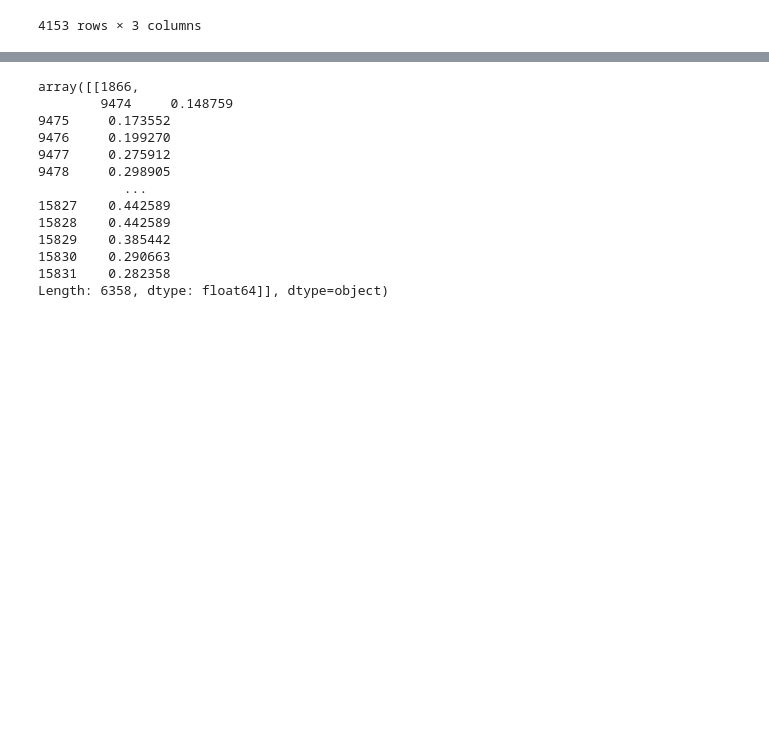
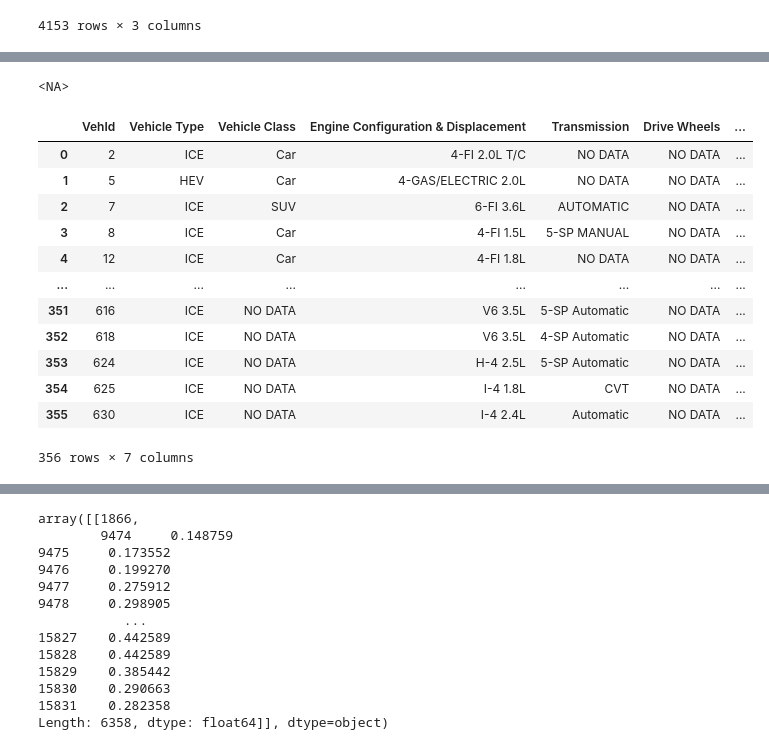
Before and after one commit to zamborg/NVFEL498, a Jupyter notebook: Notebooks/ExtractingTripInfo.ipynb, the cells around one changed output, grey strips where cells are left out. Drawn from its saved outputs; the diff is of its cells as text; code cells hidden in the pictures; blank space fills up the shorter version.

```diff
--- a/Notebooks/ExtractingTripInfo.ipynb
+++ b/Notebooks/ExtractingTripInfo.ipynb
@@ -35,7 +33,7 @@ os.path.basename(paths[0])
 # %% [output]
 'VED_171101_week.csv'
 # %%
-nonEVpath = 'VED_Static_Data_ICE&HEV.csv'
+nonEVpath = '../Copy of VED_Static_Data_ICE&HEV.csv'
 nonEVs = pd.read_csv(nonEVpath)
 nonEVs
 nonEV_IDs = pd.Series(nonEVs.VehId)
@@ -170,3 +168,7 @@ Instantaneous Fuel Consumption Algorithm (MAF, Absolute Load, Displacement_eng,
+# %%
+pd.NA
+# %% [output]
+<NA>
 # %%
 def inst_fuel_algo(MAF, absLoad, RPM, vehicle_speed, VehID, nonEV_IDs):
 
@@ -201,6 +240,22 @@ def haversine_distance(lat1, lon1, lat2, lon2):
    a = np.sin(delta_phi / 2)**2 + np.cos(phi1) * np.cos(phi2) *   np.sin(delta_lambda / 2)**2
    res = r * (2 * np.arctan2(np.sqrt(a), np.sqrt(1 - a)))
    return np.round(res, 2)
+# %%
+nonEVs
+# %% [output]
+|  | VehId | Vehicle Type | Vehicle Class | Engine Configuration & Displacement | Transmission | Drive Wheels | ... |
+| 0 | 2 | ICE | Car | 4-FI 2.0L T/C | NO DATA | NO DATA | ... |
+| 1 | 5 | HEV | Car | 4-GAS/ELECTRIC 2.0L | NO DATA | NO DATA | ... |
+| 2 | 7 | ICE | SUV | 6-FI 3.6L | AUTOMATIC | NO DATA | ... |
+| 3 | 8 | ICE | Car | 4-FI 1.5L | 5-SP MANUAL | NO DATA | ... |
+| 4 | 12 | ICE | Car | 4-FI 1.8L | NO DATA | NO DATA | ... |
+| ... | ... | ... | ... | ... | ... | ... | ... |
+| 351 | 616 | ICE | NO DATA | V6 3.5L | 5-SP Automatic | NO DATA | ... |
+| 352 | 618 | ICE | NO DATA | V6 3.5L | 4-SP Automatic | NO DATA | ... |
+| 353 | 624 | ICE | NO DATA | H-4 2.5L | 5-SP Automatic | NO DATA | ... |
+| 354 | 625 | ICE | NO DATA | I-4 1.8L | CVT | NO DATA | ... |
+| 355 | 630 | ICE | NO DATA | I-4 2.4L | Automatic | NO DATA | ... |
+356 rows × 7 columns
 # %%
 #data['fuel rate'] = data.apply(lambda x: inst_fuel_algo(x['MAF[g/sec]'],x['Absolute Load[%]'],x['Engine RPM[RPM]'],x['Vehicle Speed[km/h]'], x['VehId'] ),axis=1)
 fuel_rate_func = lambda x: inst_fuel_algo(x['MAF[g/sec]'],x['Absolute Load[%]'],x['Engine RPM[RPM]'],x['Vehicle Speed[km/h]'], x['VehId'], nonEV_IDs )
```
Also changed, not shown: parts of 12 cells of this notebook, 1 other file.
